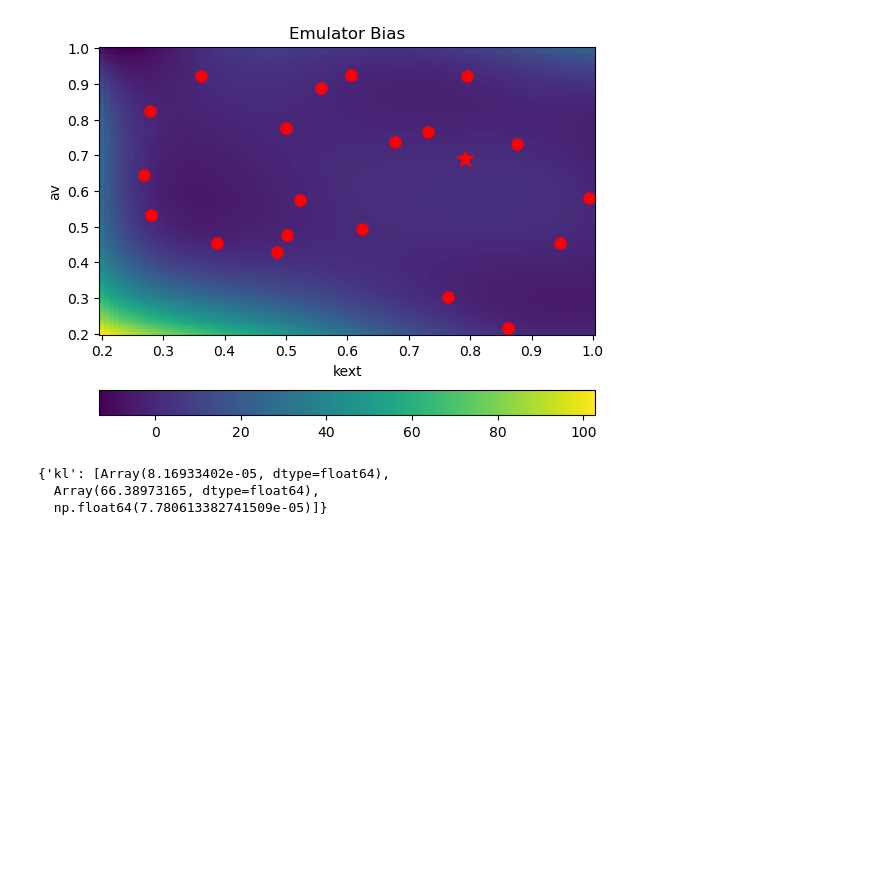
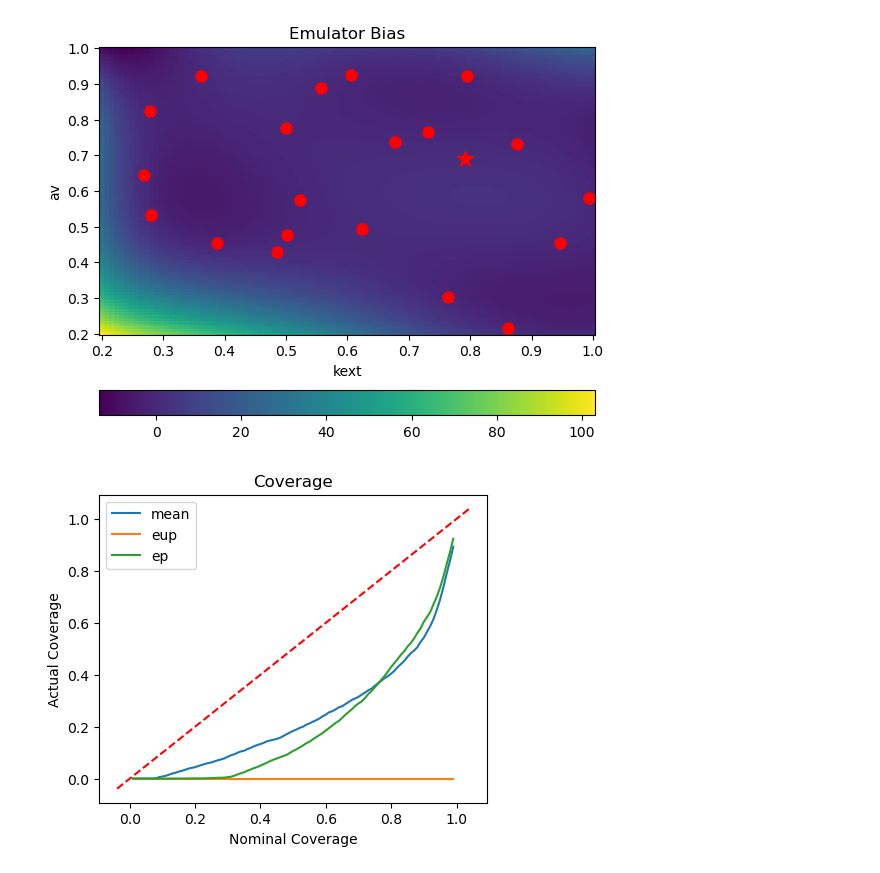
Before and after one commit to arob5/Bayesian-inference-with-surrogates, a Jupyter notebook: experiments/vsem/vsem_experiment.ipynb, the cells around one changed output. Cells and saved outputs as stored; diff of their text form; code cells hidden in the pictures; blank space fills up the shorter version.

Commit message:
Coverage plots working

```diff
--- a/experiments/vsem/vsem_experiment.ipynb
+++ b/experiments/vsem/vsem_experiment.ipynb
@@ -63,8 +65,12 @@ display(fig_bias)
 # %% [output]
 [figure]
 # %%
-vsem_test.compute_metrics(pred_type='pred')
+metrics = vsem_test.compute_metrics(pred_type='pred')
-# %% [output]
-{'kl': [Array(8.16933402e-05, dtype=float64),
-  Array(66.38973165, dtype=float64),
-  np.float64(7.780613382741509e-05)]}
+# %%
+coverage_list = metrics['coverage']
+alphas = metrics['alphas']
+
+fig = plot_coverage(alphas, coverage_list, labels=['mean', 'eup', 'ep'])
+display(fig)
+# %% [output]
+[figure, added]
```
Also changed, not shown: parts of 5 cells of this notebook, 1 other file.
